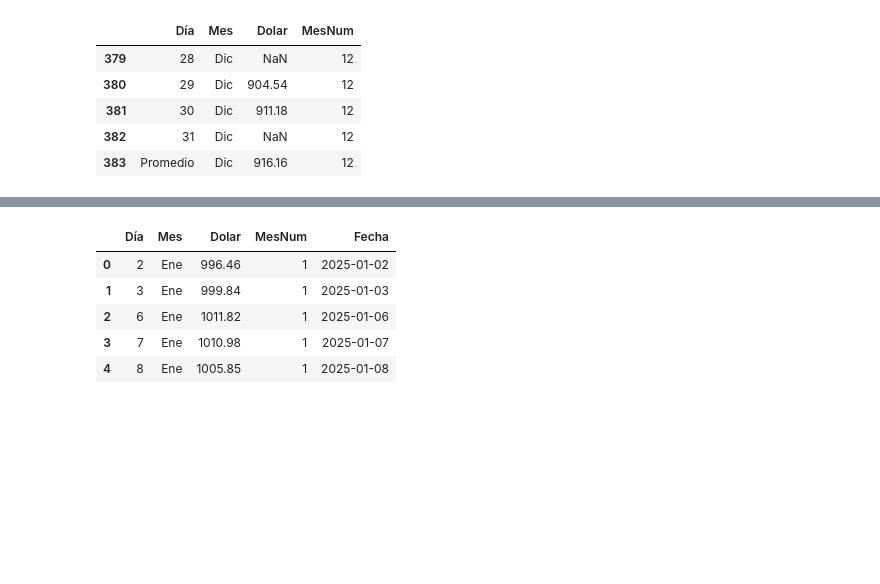
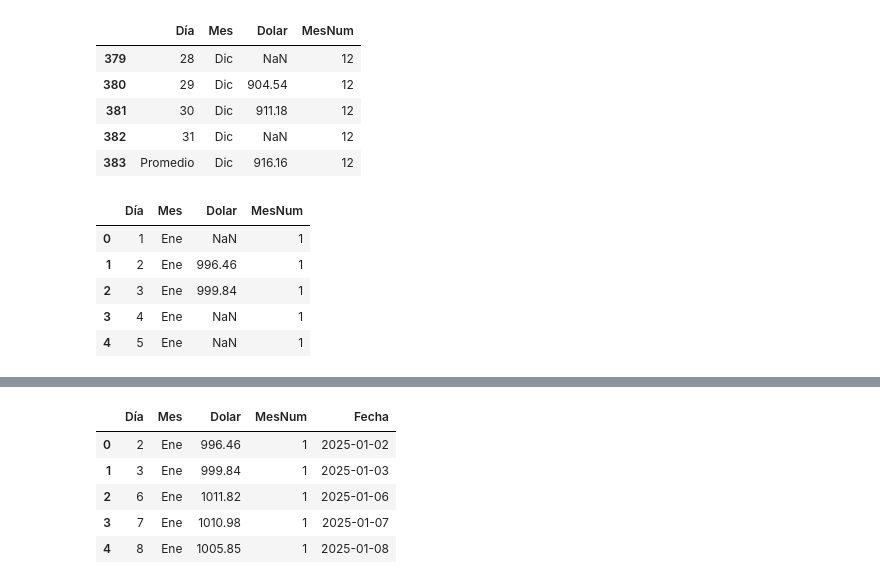
Before and after one commit to yuri19762008/000_ANALISTA_DATOS, a Jupyter notebook: Bootcamp-main/Modulo3/Leccion3/LiveCodingP2/LiveCodingP2.ipynb, the cells around one changed output, grey strips where cells are left out. Cells and saved outputs as stored; diff of their text form; code cells hidden in the pictures; blank space fills up the shorter version.

```diff
--- a/Bootcamp-main/Modulo3/Leccion3/LiveCodingP2/LiveCodingP2.ipynb
+++ b/Bootcamp-main/Modulo3/Leccion3/LiveCodingP2/LiveCodingP2.ipynb
@@ -109,6 +106,15 @@ df_dolar.tail()
 | 381 | 30 | Dic | 911.18 | 12 |
 | 382 | 31 | Dic | NaN | 12 |
 | 383 | Promedio | Dic | 916.16 | 12 |
+# %%
+df_dolar.head()
+# %% [output]
+|  | Día | Mes | Dolar | MesNum |
+| 0 | 1 | Ene | NaN | 1 |
+| 1 | 2 | Ene | 996.46 | 1 |
+| 2 | 3 | Ene | 999.84 | 1 |
+| 3 | 4 | Ene | NaN | 1 |
+| 4 | 5 | Ene | NaN | 1 |
 # %%
 # 3) Crear fecha (año fijo 2026) y limpiar nulos
 df_dolar["Fecha"] = pd.to_datetime(
```
Also changed, not shown: parts of 4 cells of this notebook, 9 other files.
